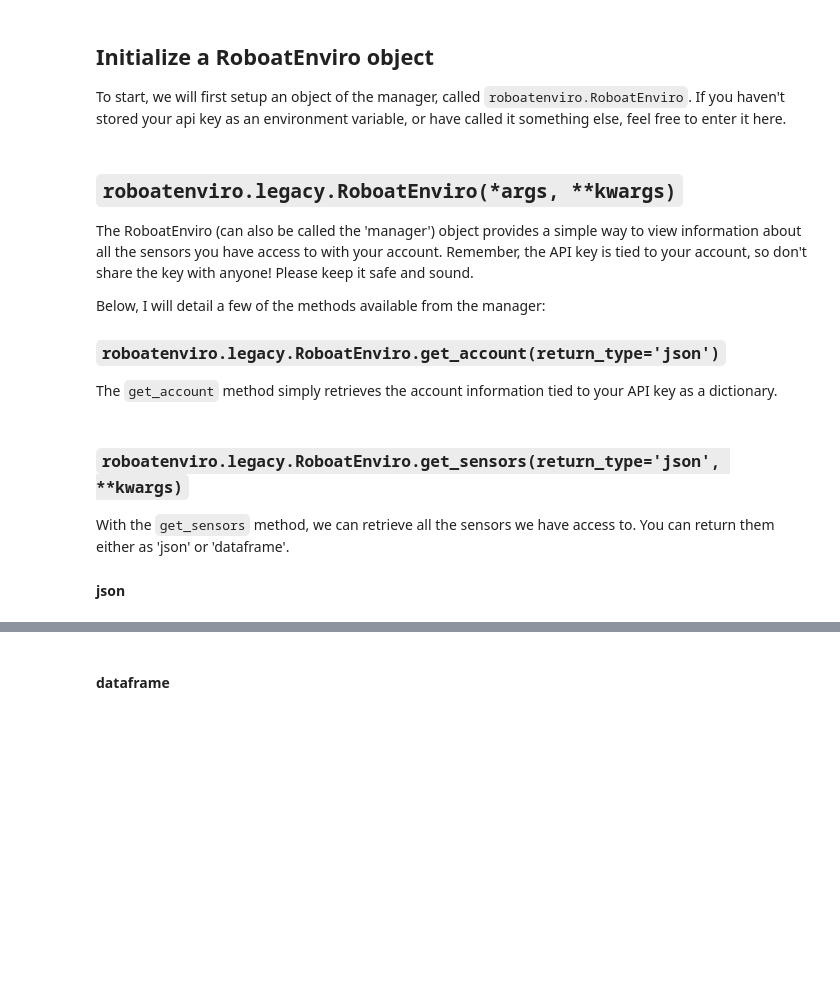
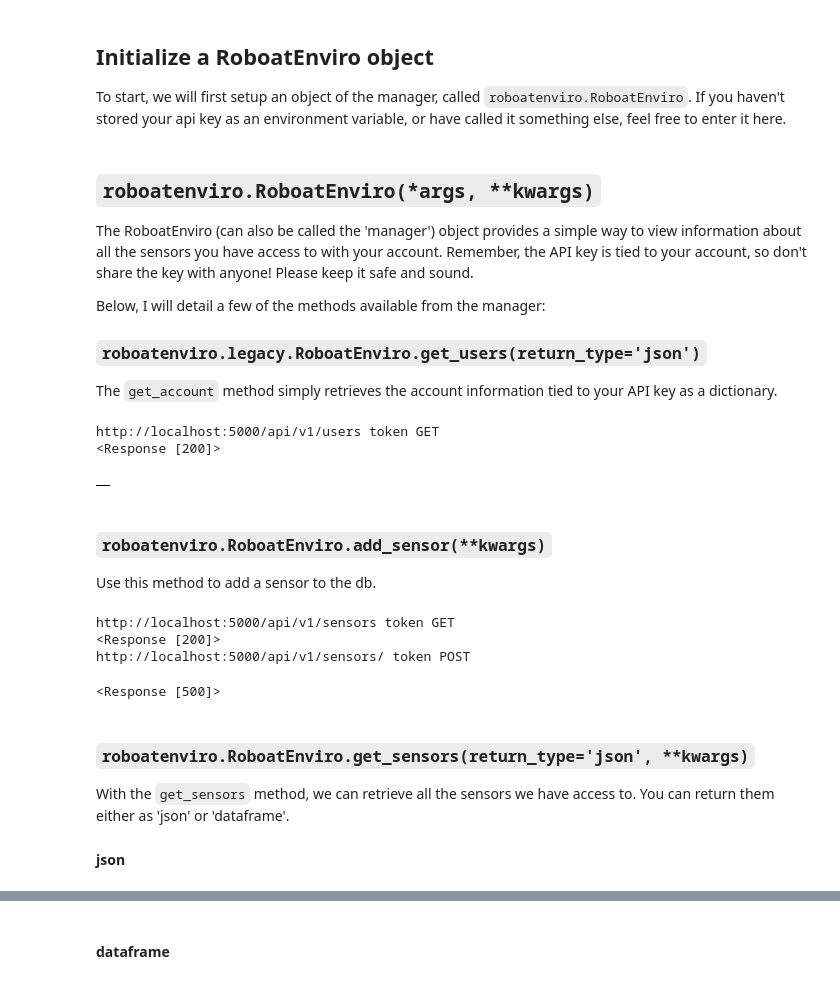
Before and after one commit to drewmee/py-roboat-enviro, a Jupyter notebook: docs/introduction.ipynb, the cells around one changed output, grey strips where cells are left out. Drawn from its saved outputs; the diff is of its cells as text; code cells hidden in the pictures; blank space fills up the shorter version.

```diff
--- a/docs/introduction.ipynb
+++ b/docs/introduction.ipynb
@@ -80,12 +87,12 @@ token = "token"
 # localhost...
 api = roboatenviro.RoboatEnviro(token=token, endpoint="http://localhost:5000/api/")
 # %% [markdown]
-## `roboatenviro.legacy.RoboatEnviro(*args, **kwargs)`
+## `roboatenviro.RoboatEnviro(*args, **kwargs)`
 
 The RoboatEnviro (can also be called the 'manager') object provides a simple way to view information about all the sensors you have access to with your account. Remember, the API key is tied to your account, so don't share the key with anyone!  Please keep it safe and sound.
 
 Below, I will detail a few of the methods available from the manager:
 
-### `roboatenviro.legacy.RoboatEnviro.get_account(return_type='json')`
+### `roboatenviro.legacy.RoboatEnviro.get_users(return_type='json')`
 
 The `get_account` method simply retrieves the account information tied to your API key as a dictionary.
@@ -94,5 +99,26 @@ api.get_accounts(return_type='dataframe')
+# %%
+api.get_users(return_type='dataframe')
+#api.add_user() #TODO
+#api.update_user() #TODO
+#api.delete_user("drew")
+# %% [output]
+http://localhost:5000/api/v1/users token GET
+<Response [200]>
+|  |
+# %% [markdown]
+### `roboatenviro.RoboatEnviro.add_sensor(**kwargs)`
+
+Use this method to add a sensor to the db.
+# %%
+api.get_sensors()
+api.add_sensor(params=dict(sn="SN001"))
+# %% [output]
+http://localhost:5000/api/v1/sensors token GET
+<Response [200]>
+http://localhost:5000/api/v1/sensors/ token POST
+<Response [500]>
 # %% [markdown]
-### `roboatenviro.legacy.RoboatEnviro.get_sensors(return_type='json', **kwargs)`
+### `roboatenviro.RoboatEnviro.get_sensors(return_type='json', **kwargs)`
 
 With the `get_sensors` method, we can retrieve all the sensors we have access to. You can return them either as 'json' or 'dataframe'.
 
```
Also changed, not shown: parts of 38 cells of this notebook, 3 other files.
